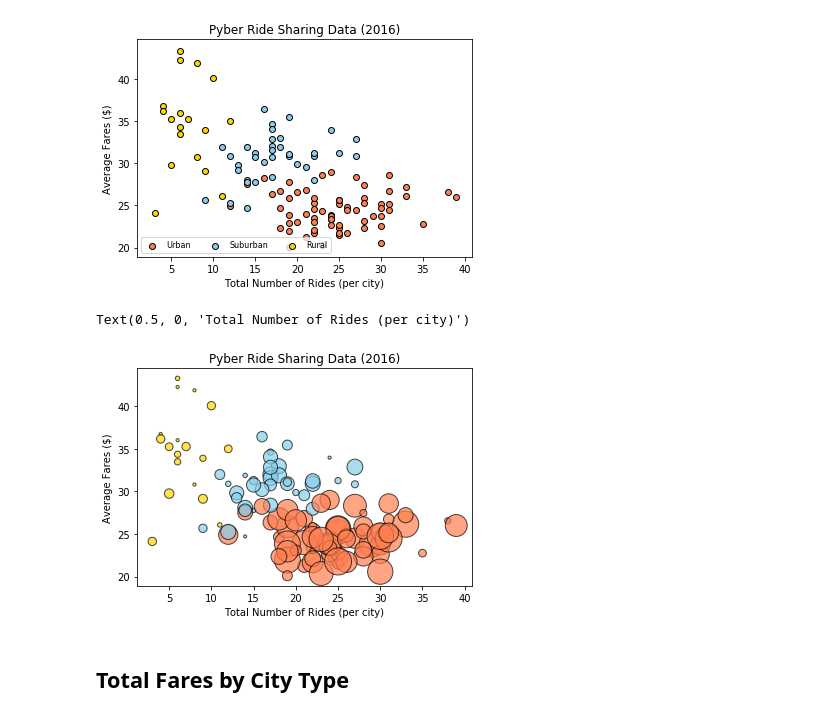
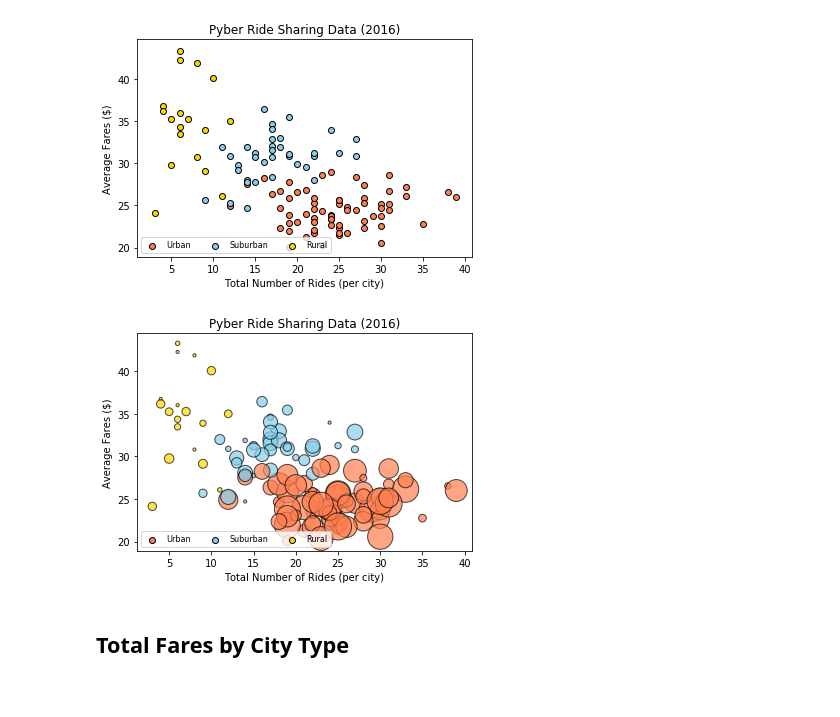
Before and after one commit to bredmondG/Ride-Sharing-Analysis-With-Python, a Jupyter notebook: pyber_starter-homework.ipynb, the cells around one changed output. Saved outputs shown, nothing was run; the diff lists cells and outputs as text; code cells hidden in the pictures.

Commit message:
added legend

```diff
--- a/pyber_starter-homework.ipynb
+++ b/pyber_starter-homework.ipynb
@@ -111,16 +111,24 @@ plt.show()
 [figure]
 # %%
 # Show plot
+plt.close()
 plt.scatter(rides_fares.total_rides, rides_fares.fare, s=rides_fares['driver_count']* 10, marker="o",\
             facecolors=rides_fares['color'], alpha = .7, edgecolors="black")
 
 
 plt.title("Pyber Ride Sharing Data (2016)")
 plt.ylabel("Average Fares ($)")
 plt.xlabel("Total Number of Rides (per city)")
+plt.legend((urban_scatter, suburban_scatter, rural_scatter),
+           ('Urban', 'Suburban', 'Rural'),
+           scatterpoints=1,
+           loc='lower left',
+           ncol=3,
+           fontsize=8)
+plt.show()
+plt.close()
 # %% [output]
-Text(0.5, 0, 'Total Number of Rides (per city)')
-[figure, old version]
+[figure, new version]
 # %% [markdown]
 ## Total Fares by City Type
 # %%
```
Also changed, not shown: parts of 3 cells of this notebook.
